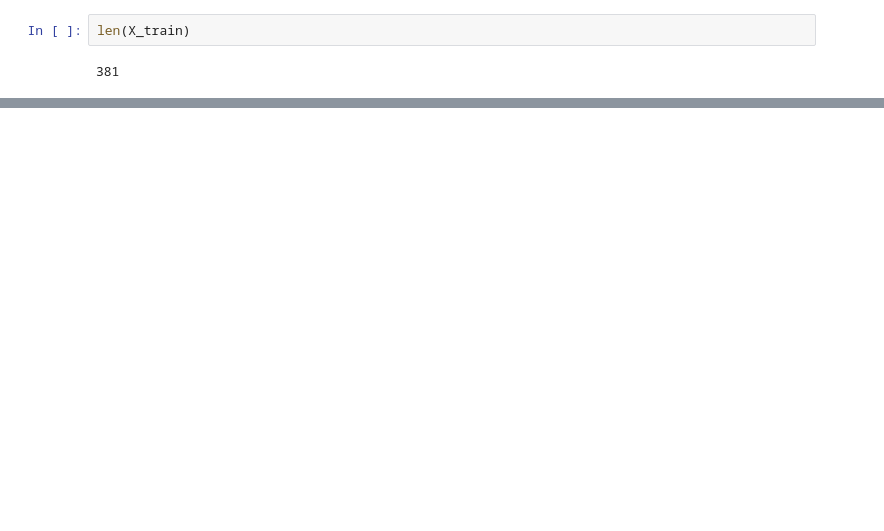
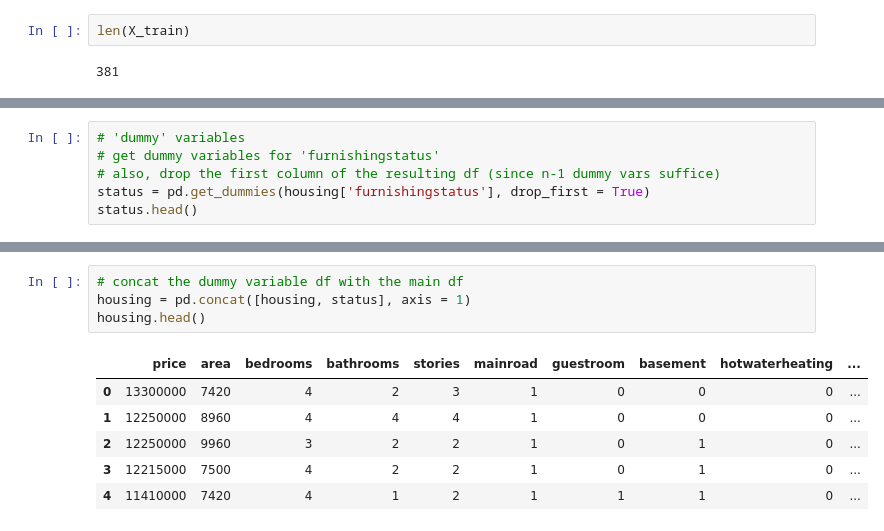
Before and after one commit to michaelreadyone/Kaggle, a Jupyter notebook: Examples/CrossValidationWithLinearRegression.ipynb, the cells around one changed output, grey strips where cells are left out. Saved outputs shown, nothing was run; the diff lists cells and outputs as text; blank space fills up the shorter version.

```diff
--- a/Examples/CrossValidationWithLinearRegression.ipynb
+++ b/Examples/CrossValidationWithLinearRegression.ipynb
@@ -160,0 +214,6 @@ Polynomial degree 20: train score=-2.48, test score=-3.0
+# %%
+# 'dummy' variables
+# get dummy variables for 'furnishingstatus'
+# also, drop the first column of the resulting df (since n-1 dummy vars suffice)
+status = pd.get_dummies(housing['furnishingstatus'], drop_first = True)
+status.head()
@@ -160,0 +227,11 @@ Polynomial degree 20: train score=-2.48, test score=-3.0
+# %%
+# concat the dummy variable df with the main df
+housing = pd.concat([housing, status], axis = 1)
+housing.head()
+# %% [output]
+|  | price | area | bedrooms | bathrooms | stories | mainroad | guestroom | basement | hotwaterheating | ... |
+| 0 | 13300000 | 7420 | 4 | 2 | 3 | 1 | 0 | 0 | 0 | ... |
+| 1 | 12250000 | 8960 | 4 | 4 | 4 | 1 | 0 | 0 | 0 | ... |
+| 2 | 12250000 | 9960 | 3 | 2 | 2 | 1 | 0 | 1 | 0 | ... |
+| 3 | 12215000 | 7500 | 4 | 2 | 2 | 1 | 0 | 1 | 0 | ... |
+| 4 | 11410000 | 7420 | 4 | 1 | 2 | 1 | 1 | 1 | 0 | ... |
```
Also changed, not shown: parts of 30 cells of this notebook, 6 other files.
